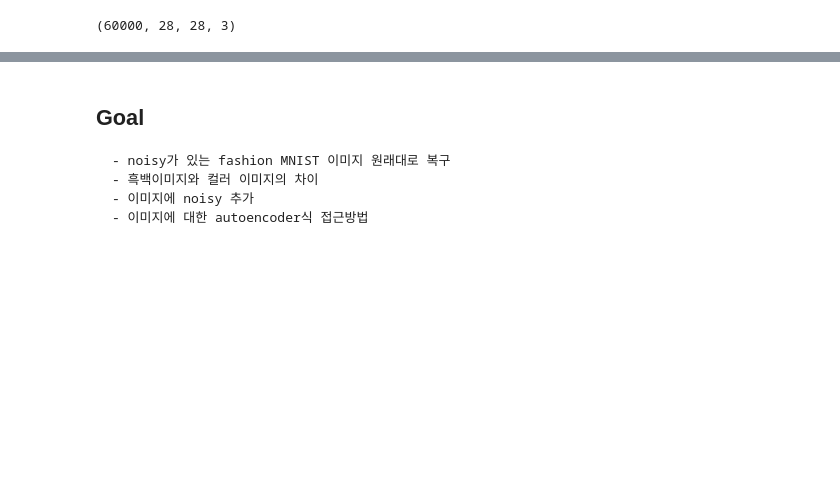
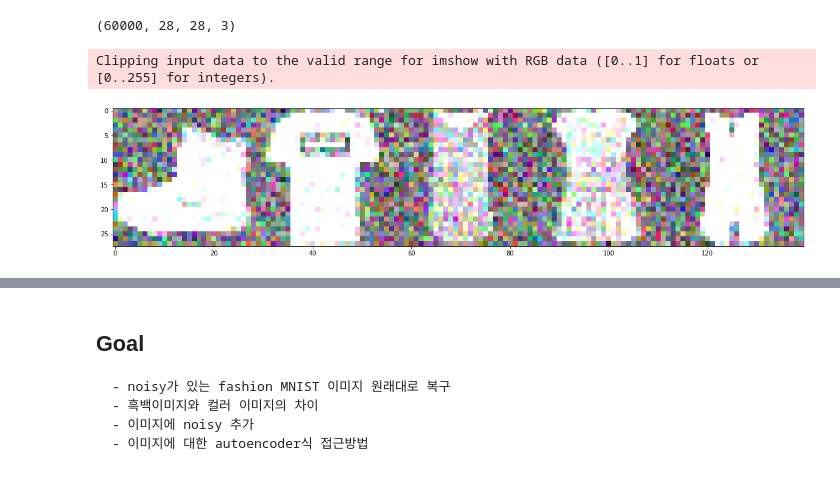
Before and after one commit to Vaycold/Python_DL, a Jupyter notebook: 이미지 복원.ipynb, the cells around one changed output, grey strips where cells are left out. Saved outputs shown, nothing was run; the diff lists cells and outputs as text; code cells hidden in the pictures; blank space fills up the shorter version.

```diff
--- a/이미지 복원.ipynb
+++ b/이미지 복원.ipynb
@@ -173,0 +182,8 @@ test_noisy_images[test_noisy_images > 1] = 1
+# %%
+# Checking the noise_images
+plt.figure(figsize=(20,5))
+plt.imshow(train_noisy_images[:5].transpose( (1, 0, 2, 3)  ).reshape((28,-1,3)))
+plt.show()
+# %% [output]
+Clipping input data to the valid range for imshow with RGB data ([0..1] for floats or [0..255] for integers).
+[figure, added]
```
Also changed, not shown: parts of 11 cells of this notebook.
